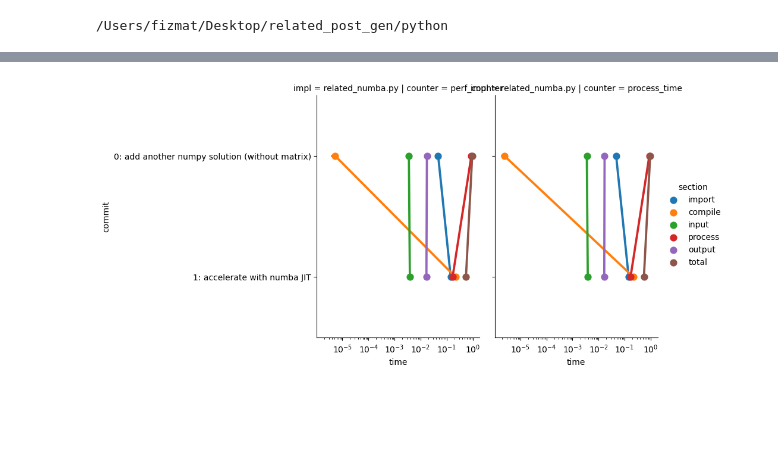
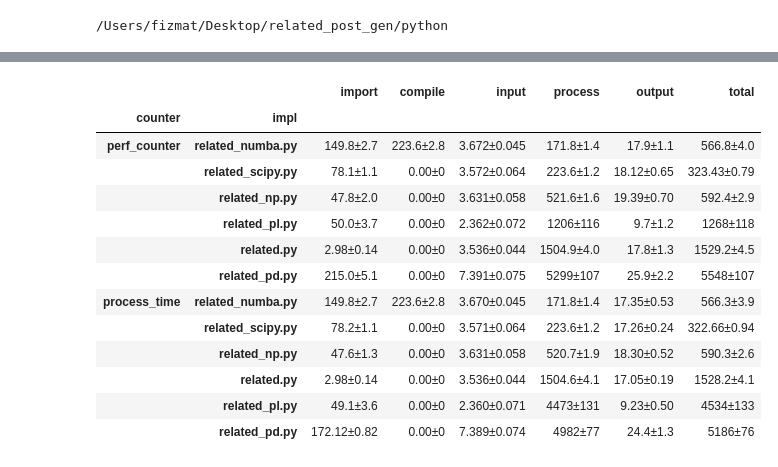
Before and after one commit to fizmat/related_post_gen_python_timing, a Jupyter notebook: main.ipynb, the cells around one changed output, grey strips where cells are left out. Saved outputs shown, nothing was run; the diff lists cells and outputs as text; code cells hidden in the pictures; blank space fills up the shorter version.

```diff
--- a/main.ipynb
+++ b/main.ipynb
@@ -327,4 +180,26 @@ report(times_numba)
-# %%
-plot(times_numba)
-# %% [output]
-[figure, removed]
+# %%
+def stddev(df: pd.DataFrame):
+    return (1000 * df).apply(lambda c: ufloat(c.mean(), c.std()))
+
+final_table = times.groupby(["counter", "impl", "commit"]).apply(stddev) \
+    .groupby(level=[0,1]).last() \
+    .reset_index() \
+    .sort_values(["counter", "process"]) \
+    .set_index(["counter", "impl"]) \
+    .map(lambda v: f"{v:.2ufP}")
+final_table
+# %% [output]
+|  |  | import | compile | input | process | output | total |
+| counter | impl |  |  |  |  |  |  |
+| perf_counter | related_numba.py | 149.8±2.7 | 223.6±2.8 | 3.672±0.045 | 171.8±1.4 | 17.9±1.1 | 566.8±4.0 |
+|  | related_scipy.py | 78.1±1.1 | 0.00±0 | 3.572±0.064 | 223.6±1.2 | 18.12±0.65 | 323.43±0.79 |
+|  | related_np.py | 47.8±2.0 | 0.00±0 | 3.631±0.058 | 521.6±1.6 | 19.39±0.70 | 592.4±2.9 |
+|  | related_pl.py | 50.0±3.7 | 0.00±0 | 2.362±0.072 | 1206±116 | 9.7±1.2 | 1268±118 |
+|  | related.py | 2.98±0.14 | 0.00±0 | 3.536±0.044 | 1504.9±4.0 | 17.8±1.3 | 1529.2±4.5 |
+|  | related_pd.py | 215.0±5.1 | 0.00±0 | 7.391±0.075 | 5299±107 | 25.9±2.2 | 5548±107 |
+| process_time | related_numba.py | 149.8±2.7 | 223.6±2.8 | 3.670±0.045 | 171.8±1.4 | 17.35±0.53 | 566.3±3.9 |
+|  | related_scipy.py | 78.2±1.1 | 0.00±0 | 3.571±0.064 | 223.6±1.2 | 17.26±0.24 | 322.66±0.94 |
+|  | related_np.py | 47.6±1.3 | 0.00±0 | 3.631±0.058 | 520.7±1.9 | 18.30±0.52 | 590.3±2.6 |
+|  | related.py | 2.98±0.14 | 0.00±0 | 3.536±0.044 | 1504.6±4.1 | 17.05±0.19 | 1528.2±4.1 |
+|  | related_pl.py | 49.1±3.6 | 0.00±0 | 2.360±0.071 | 4473±131 | 9.23±0.50 | 4534±133 |
+|  | related_pd.py | 172.12±0.82 | 0.00±0 | 7.389±0.074 | 4982±77 | 24.4±1.3 | 5186±76 |
```
Also changed, not shown: parts of 25 cells of this notebook.
